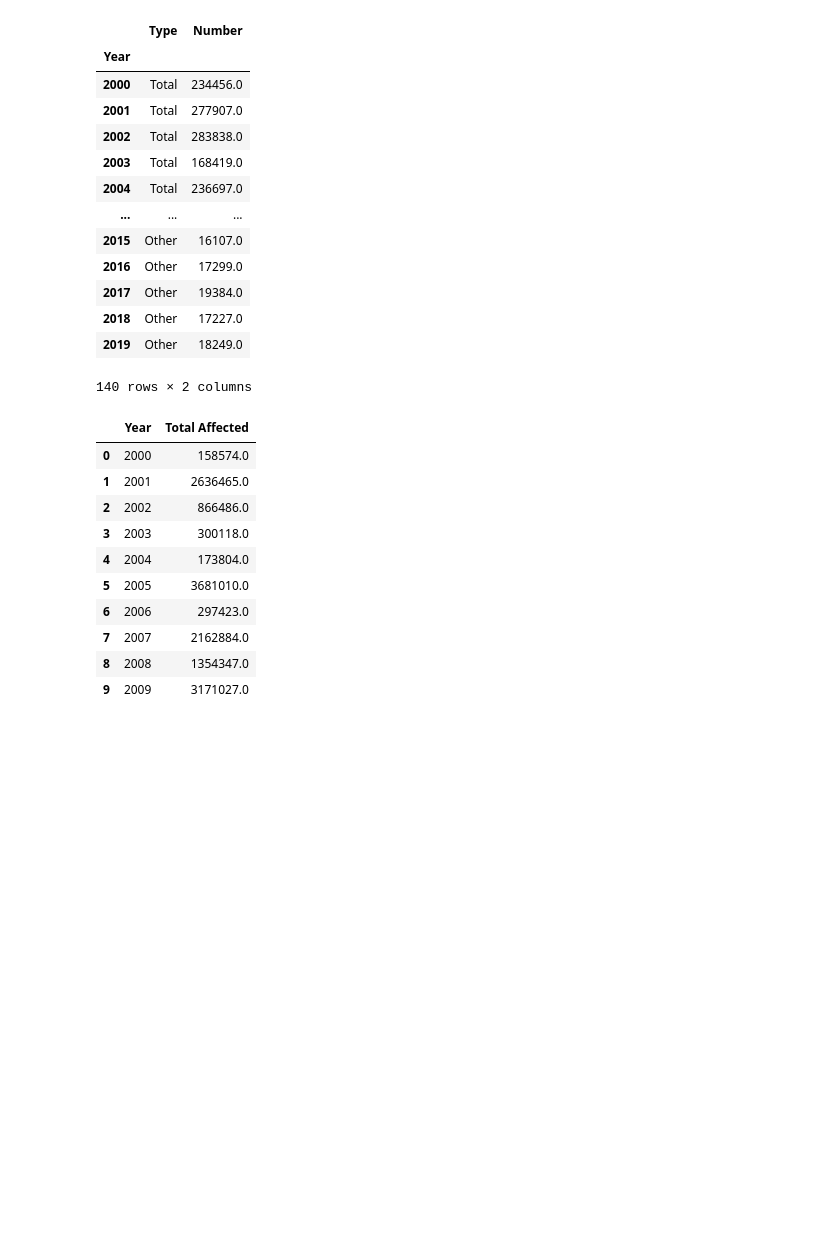
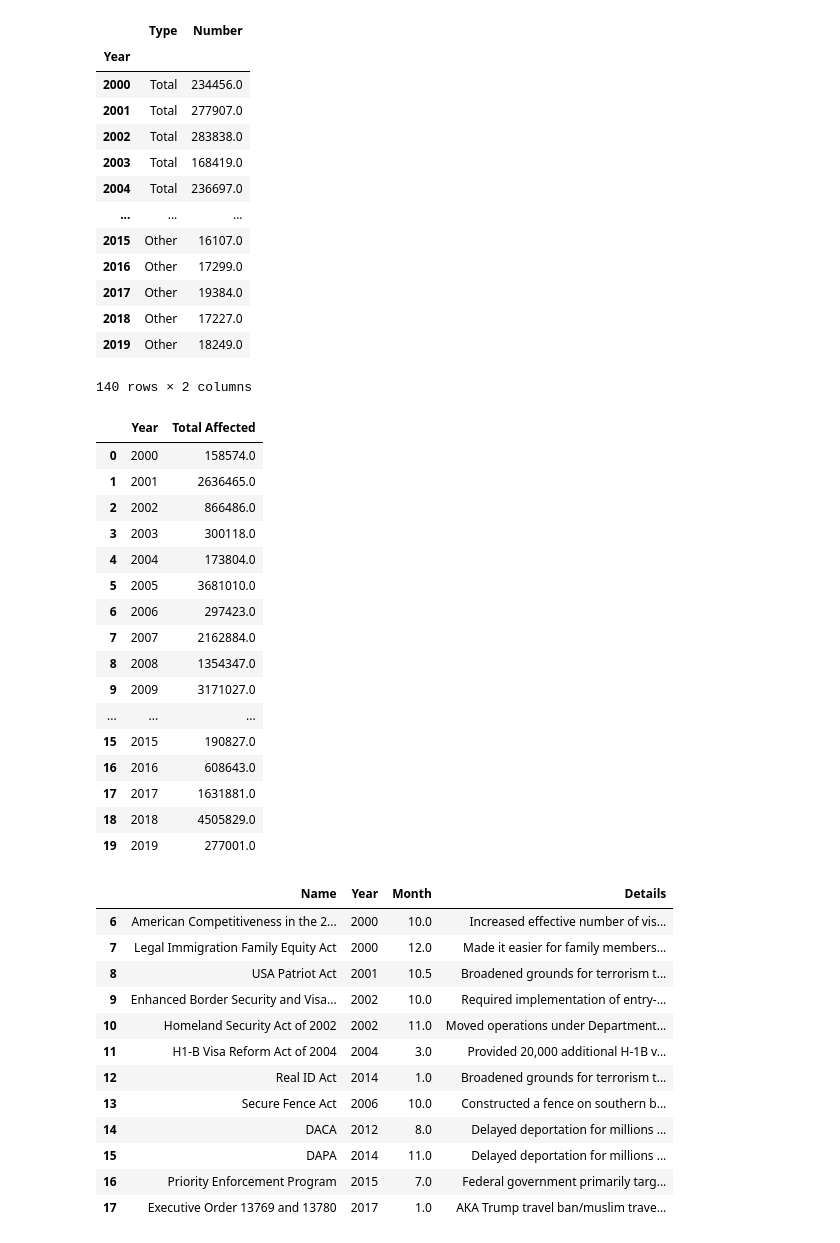
Before and after one commit to opheeelia/11.154-proj-pathways, a Jupyter notebook: data/BushAndLPRParsing.ipynb, the cells around one changed output. Drawn from its saved outputs; the diff is of its cells as text; code cells hidden in the pictures; blank space fills up the shorter version.

Commit message:
add policies to lpr and natural disaster context

```diff
--- a/data/BushAndLPRParsing.ipynb
+++ b/data/BushAndLPRParsing.ipynb
@@ -14,33 +14,55 @@ df_nototal = df[df.Type != 'Total']
 
 
 natural_df = pd.read_excel("./naturalDisasters.xlsx")[['Year', 'Total Affected']]
-natural_df = natural_df[natural_df.Year <= 2009]
 natural_df = natural_df.groupby(by=natural_df.Year).sum().reset_index()
 display(natural_df)
+
+pdf = pd.read_csv("./policies.csv")
+pdf = pdf[pdf.Year >= 2000]
+display(pdf)
 # %% [output]
 |  | Type | Number |
 | Year |  |  |
 | 2000 | Total | 234456.0 |
 | 2001 | Total | 277907.0 |
 | 2002 | Total | 283838.0 |
 | 2003 | Total | 168419.0 |
 | 2004 | Total | 236697.0 |
 | ... | ... | ... |
 | 2015 | Other | 16107.0 |
 | 2016 | Other | 17299.0 |
 | 2017 | Other | 19384.0 |
 | 2018 | Other | 17227.0 |
 | 2019 | Other | 18249.0 |
 140 rows × 2 columns
 |  | Year | Total Affected |
 | 0 | 2000 | 158574.0 |
 | 1 | 2001 | 2636465.0 |
 | 2 | 2002 | 866486.0 |
 | 3 | 2003 | 300118.0 |
 | 4 | 2004 | 173804.0 |
 | 5 | 2005 | 3681010.0 |
 | 6 | 2006 | 297423.0 |
 | 7 | 2007 | 2162884.0 |
 | 8 | 2008 | 1354347.0 |
 | 9 | 2009 | 3171027.0 |
+| ... | ... | ... |
+| 15 | 2015 | 190827.0 |
+| 16 | 2016 | 608643.0 |
+| 17 | 2017 | 1631881.0 |
+| 18 | 2018 | 4505829.0 |
+| 19 | 2019 | 277001.0 |
+|  | Name | Year | Month | Details |
+| 6 | American Competitiveness in the 2... | 2000 | 10.0 | Increased effective number of vis... |
+| 7 | Legal Immigration Family Equity Act | 2000 | 12.0 | Made it easier for family members... |
+| 8 | USA Patriot Act | 2001 | 10.5 | Broadened grounds for terrorism t... |
+| 9 | Enhanced Border Security and Visa... | 2002 | 10.0 | Required implementation of entry-... |
+| 10 | Homeland Security Act of 2002 | 2002 | 11.0 | Moved operations under Department... |
+| 11 | H1-B Visa Reform Act of 2004 | 2004 | 3.0 | Provided 20,000 additional H‑1B v... |
+| 12 | Real ID Act | 2014 | 1.0 | Broadened grounds for terrorism t... |
+| 13 | Secure Fence Act | 2006 | 10.0 | Constructed a fence on southern b... |
+| 14 | DACA | 2012 | 8.0 | Delayed deportation for millions ... |
+| 15 | DAPA | 2014 | 11.0 | Delayed deportation for millions ... |
+| 16 | Priority Enforcement Program | 2015 | 7.0 | Federal government primarily targ... |
+| 17 | Executive Order 13769 and 13780 | 2017 | 1.0 | AKA Trump travel ban/muslim trave... |
 # %%
```
Also changed, not shown: parts of 2 cells of this notebook, 4 other files.
